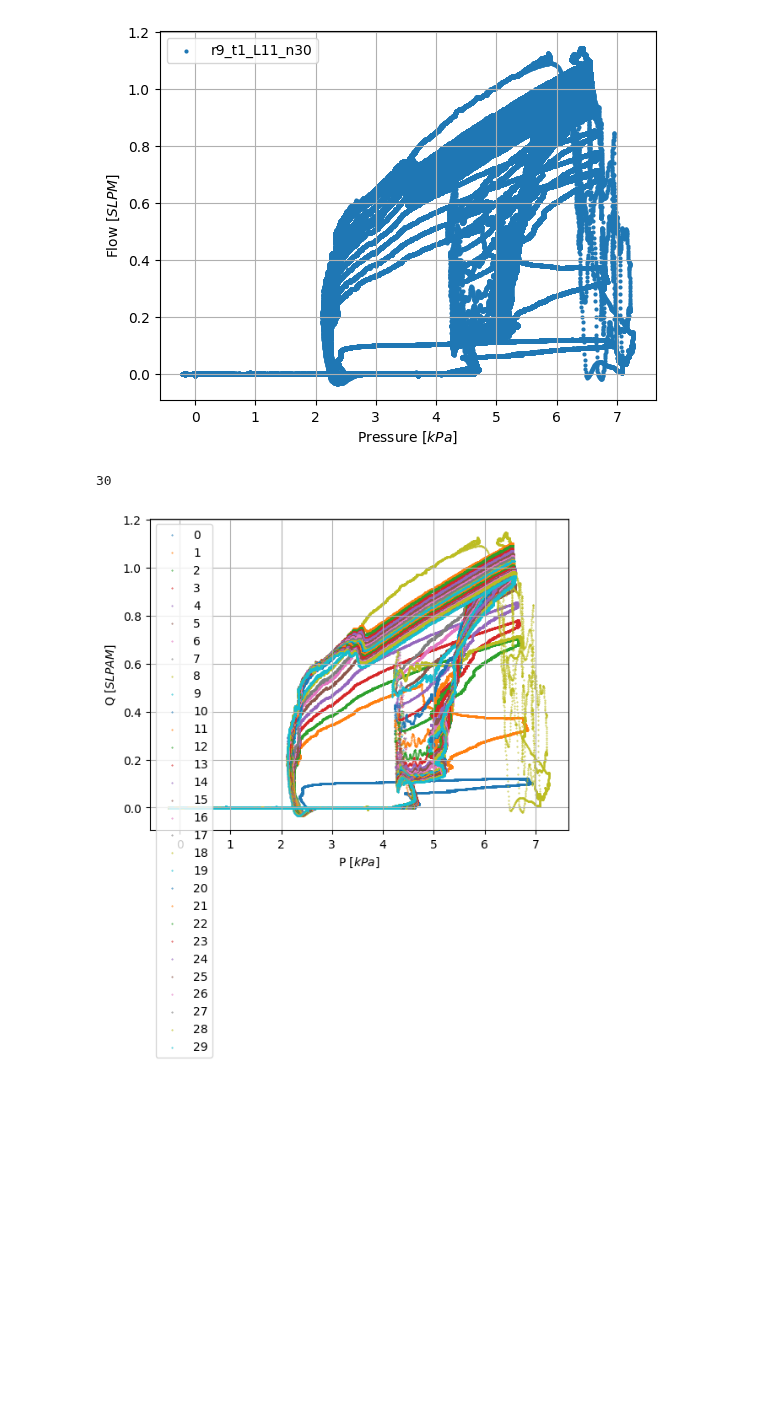
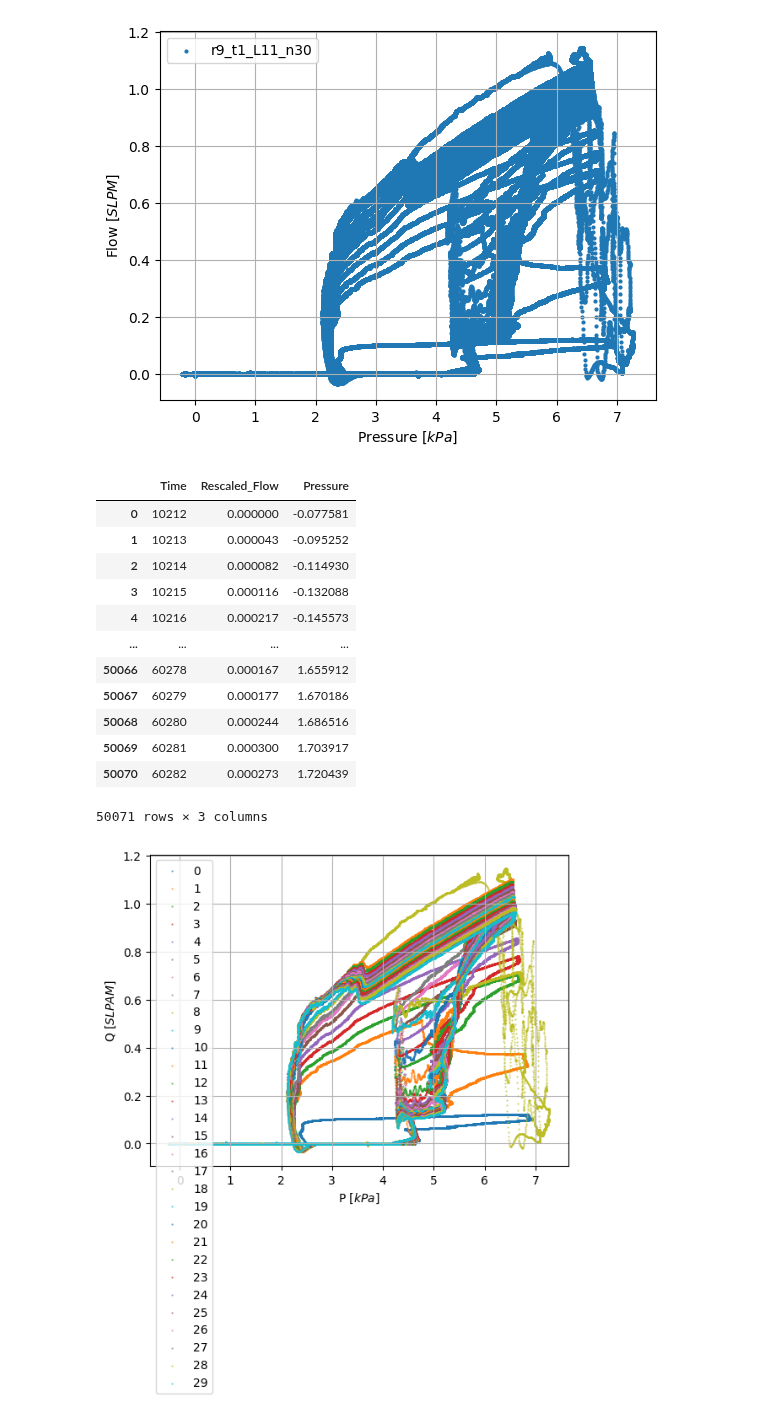
Before and after one commit to Olviel/Thermal_Soft_Robotics, a Jupyter notebook: Thermal_actuation/Experimental/Fluidic/Rothmund_Pressure_release/Valve_leak_test_rothmund_v2.ipynb, the cells around one changed output. Cells and saved outputs as stored; diff of their text form; code cells hidden in the pictures; blank space fills up the shorter version.

```diff
--- a/Thermal_actuation/Experimental/Fluidic/Rothmund_Pressure_release/Valve_leak_test_rothmund_v2.ipynb
+++ b/Thermal_actuation/Experimental/Fluidic/Rothmund_Pressure_release/Valve_leak_test_rothmund_v2.ipynb
@@ -185,10 +185,22 @@ for index,value in enumerate(data[0]):
         start = end + 5  # Move to next segment
         run_count += 1  # Increment run counter
     data_sliced.append(runs)
-# %%
-len(data_sliced[2])
-# %% [output]
-30
+# %%
+data_sliced[2][0]
+# %% [output]
+|  | Time | Rescaled_Flow | Pressure |
+| 0 | 10212 | 0.000000 | -0.077581 |
+| 1 | 10213 | 0.000043 | -0.095252 |
+| 2 | 10214 | 0.000082 | -0.114930 |
+| 3 | 10215 | 0.000116 | -0.132088 |
+| 4 | 10216 | 0.000217 | -0.145573 |
+| ... | ... | ... | ... |
+| 50066 | 60278 | 0.000167 | 1.655912 |
+| 50067 | 60279 | 0.000177 | 1.670186 |
+| 50068 | 60280 | 0.000244 | 1.686516 |
+| 50069 | 60281 | 0.000300 | 1.703917 |
+| 50070 | 60282 | 0.000273 | 1.720439 |
+50071 rows × 3 columns
 # %%
 #Plot sliced data and extract opening pressure
 
```
